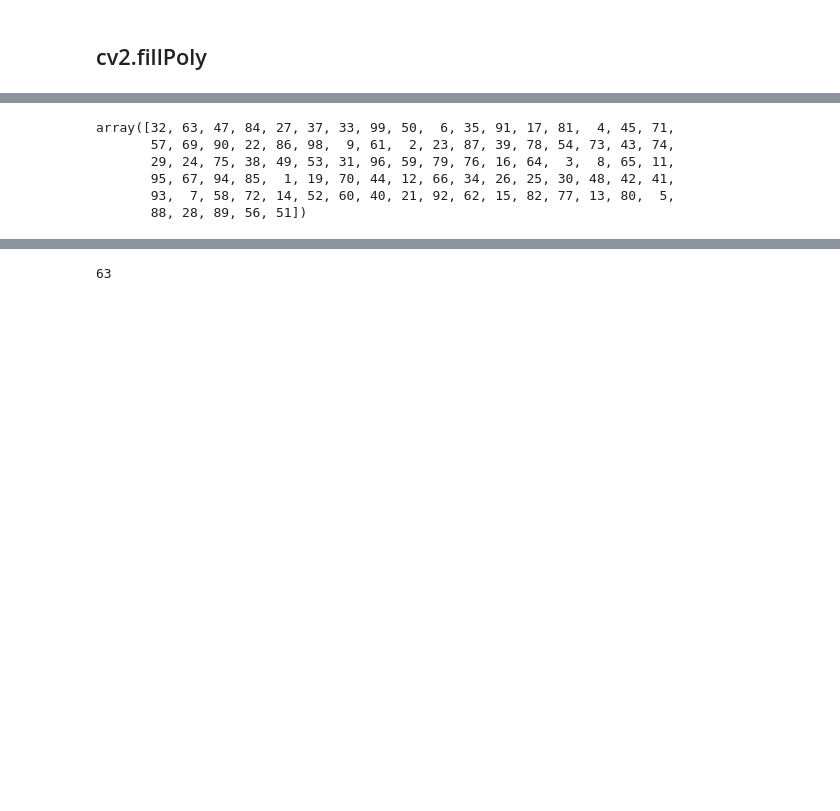
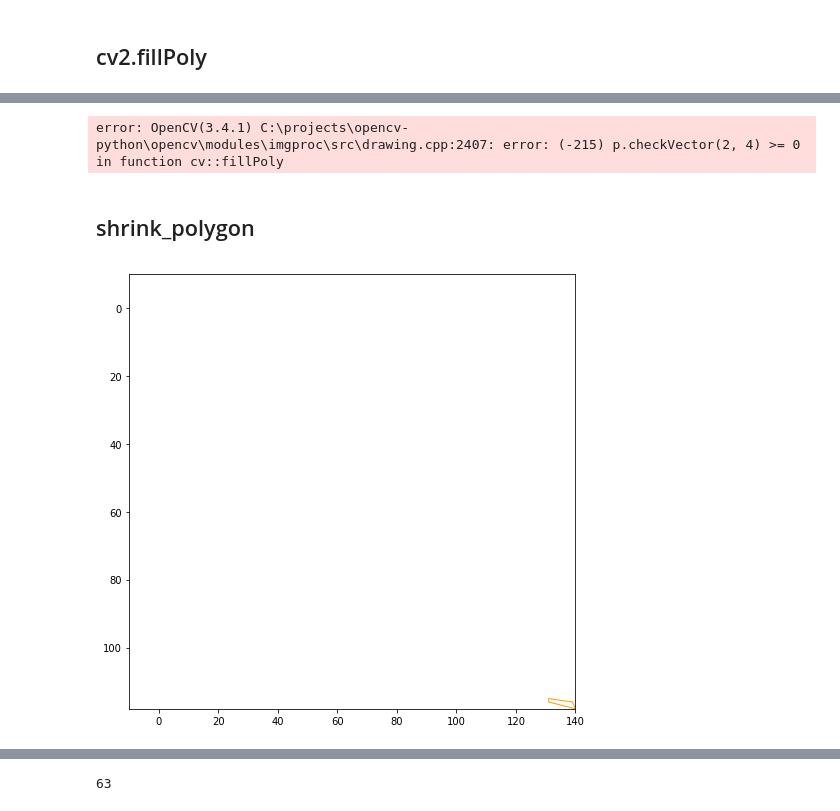
Before and after one commit to yizt/notebook, a Jupyter notebook: python/geometry.ipynb, the cells around one changed output, grey strips where cells are left out. Drawn from its saved outputs; the diff is of its cells as text; code cells hidden in the pictures; blank space fills up the shorter version.

```diff
--- a/python/geometry.ipynb
+++ b/python/geometry.ipynb
@@ -32,12 +32,12 @@ poly=np.array([
         [ 50, 60],
         [ 70,  45],
         [ 40,  10],
-        [  20,   10],
+        [  20.5,   10],
 [  30, 50]], dtype=np.float32)
 
-# poly=np.array([[ 10, 100],
-#         [ 70,  100],
-#         [ 70,  10],
-#         [  10,   10]], dtype=np.float32)
+poly=np.array([[130.625 ,  114.6875 ],
+ [140.78125 ,116.25   ],
+ [140.9375  ,119.0625 ],
+ [130.78125 ,117.65625]])
 rect=cv2.minAreaRect(poly)
 box=cv2.boxPoints(rect)
@@ -44,10 +46,12 @@ box=cv2.boxPoints(rect)
 # %%
 import matplotlib.pyplot as plt
 from matplotlib import patches
-plt.figure(figsize=(8,8))
-ax=plt.subplot(1,1,1)
-ax.set_ylim(100 + 50,-10)
-ax.set_xlim(-10, 100 + 50)
-ax.add_patch(patches.Polygon(box,facecolor='none',edgecolor=colors[1]))
-ax.add_patch(patches.Polygon(poly,facecolor='none',edgecolor=colors[2]))
-plt.show()
+def show_polys(poly):
+    plt.figure(figsize=(8,8))
+    ax=plt.subplot(1,1,1)
+    max_y=np.max(poly[:,1])
+    max_x=np.max(poly[:,0])
+    ax.set_ylim(max_y,-10)
+    ax.set_xlim(-10, max_x)
+    ax.add_patch(patches.Polygon(poly,facecolor='none',edgecolor=colors[np.random.randint(10)]))
+    plt.show()
@@ -333,9 +331,6 @@ np.random.shuffle(indicesza/z                 ;x''''''ss)
-# %%
-indices[:-10]
-# %% [output]
-array([32, 63, 47, 84, 27, 37, 33, 99, 50,  6, 35, 91, 17, 81,  4, 45, 71,
-       57, 69, 90, 22, 86, 98,  9, 61,  2, 23, 87, 39, 78, 54, 73, 43, 74,
-       29, 24, 75, 38, 49, 53, 31, 96, 59, 79, 76, 16, 64,  3,  8, 65, 11,
-       95, 67, 94, 85,  1, 19, 70, 44, 12, 66, 34, 26, 25, 30, 48, 42, 41,
-       93,  7, 58, 72, 14, 52, 60, 40, 21, 92, 62, 15, 82, 77, 13, 80,  5,
-       88, 28, 89, 56, 51])
+# %%
+cv2.fillPoly(img, area1, 255)  # 必须是列表
+# %% [output]
+error: OpenCV(3.4.1) C:\projects\opencv-python\opencv\modules\imgproc\src\drawing.cpp:2407: error: (-215) p.checkVector(2, 4) >= 0 in function cv::fillPoly
+# %% [markdown]
+## shrink_polygon
@@ -341,0 +397,13 @@ array([32, 63, 47, 84, 27, 37, 33, 99, 50,  6, 35, 91, 17, 81,  4, 45, 71,
+# %%
+poly=np.array([
+        [ 50, 60],
+        [ 70,  45],
+        [ 60,  10],
+        [  20.5,   10]], dtype=np.float32)
+poly=np.array([[131, 115],
+ [139, 116],
+ [140, 118],
+ [131 ,116]])
+show_polys(poly)
+# %% [output]
+[figure, added]
```
Also changed, not shown: parts of 14 cells of this notebook, 2 other files.
